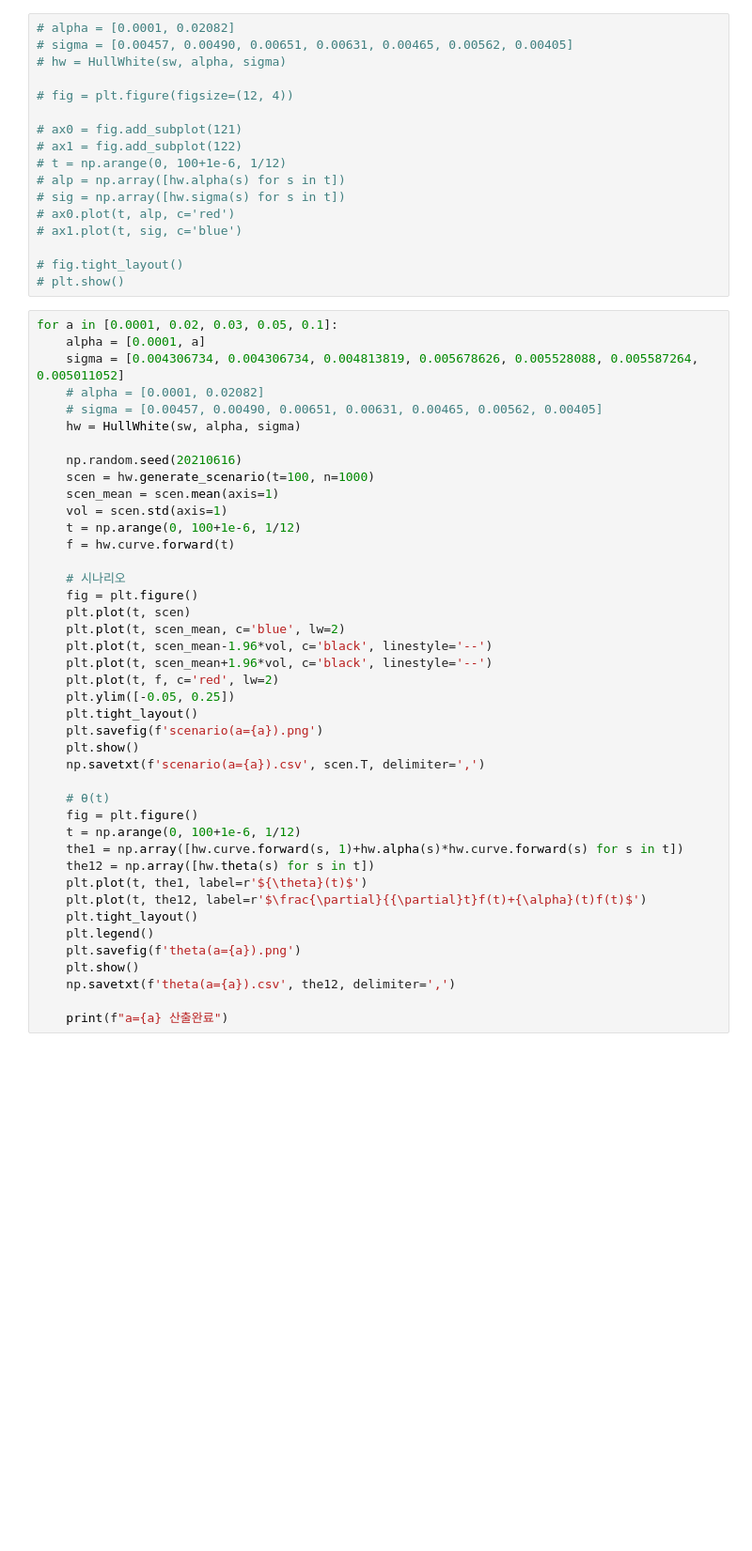
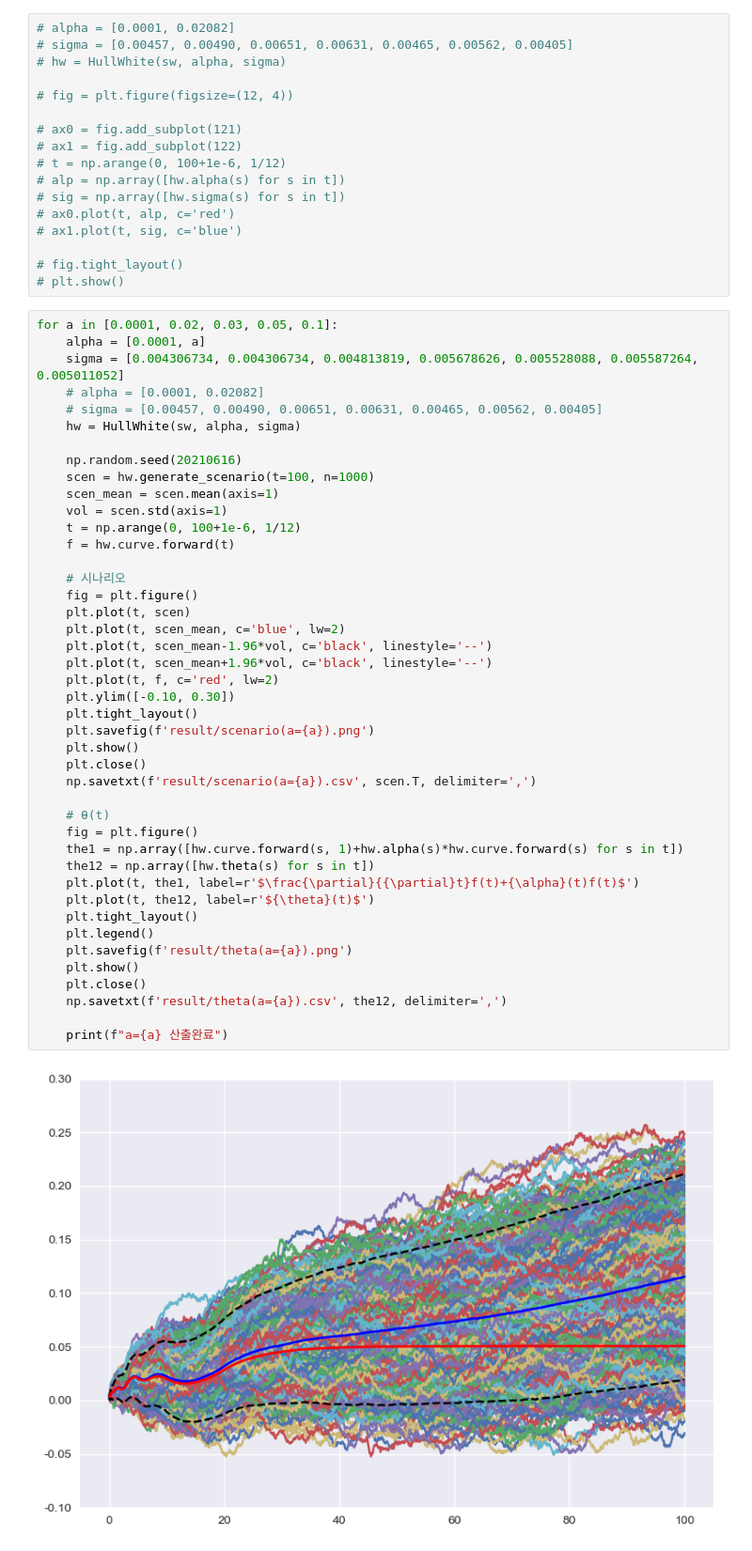
Before and after one commit to lee3jjang/esg, a Jupyter notebook: 테스트_new.ipynb, the cells around one changed output. Shown at 94% size. Cells and saved outputs as stored; diff of their text form; blank space fills up the shorter version.

```diff
--- a/테스트_new.ipynb
+++ b/테스트_new.ipynb
@@ -90,38 +94,41 @@ for a in [0.0001, 0.02, 0.03, 0.05, 0.1]:
     # alpha = [0.0001, 0.02082]
     # sigma = [0.00457, 0.00490, 0.00651, 0.00631, 0.00465, 0.00562, 0.00405]
     hw = HullWhite(sw, alpha, sigma)
 
     np.random.seed(20210616)
     scen = hw.generate_scenario(t=100, n=1000)
     scen_mean = scen.mean(axis=1)
     vol = scen.std(axis=1)
     t = np.arange(0, 100+1e-6, 1/12)
     f = hw.curve.forward(t)
 
     # 시나리오
     fig = plt.figure()
     plt.plot(t, scen)
     plt.plot(t, scen_mean, c='blue', lw=2)
     plt.plot(t, scen_mean-1.96*vol, c='black', linestyle='--')
     plt.plot(t, scen_mean+1.96*vol, c='black', linestyle='--')
     plt.plot(t, f, c='red', lw=2)
-    plt.ylim([-0.05, 0.25])
+    plt.ylim([-0.10, 0.30])
     plt.tight_layout()
-    plt.savefig(f'scenario(a={a}).png')
+    plt.savefig(f'result/scenario(a={a}).png')
     plt.show()
-    np.savetxt(f'scenario(a={a}).csv', scen.T, delimiter=',')
+    plt.close()
+    np.savetxt(f'result/scenario(a={a}).csv', scen.T, delimiter=',')
 
     # θ(t)
     fig = plt.figure()
-    t = np.arange(0, 100+1e-6, 1/12)
     the1 = np.array([hw.curve.forward(s, 1)+hw.alpha(s)*hw.curve.forward(s) for s in t])
     the12 = np.array([hw.theta(s) for s in t])
-    plt.plot(t, the1, label=r'${\theta}(t)$')
-    plt.plot(t, the12, label=r'$\frac{\partial}{{\partial}t}f(t)+{\alpha}(t)f(t)$')
+    plt.plot(t, the1, label=r'$\frac{\partial}{{\partial}t}f(t)+{\alpha}(t)f(t)$')
+    plt.plot(t, the12, label=r'${\theta}(t)$')
     plt.tight_layout()
     plt.legend()
-    plt.savefig(f'theta(a={a}).png')
+    plt.savefig(f'result/theta(a={a}).png')
     plt.show()
-    np.savetxt(f'theta(a={a}).csv', the12, delimiter=',')
+    plt.close()
+    np.savetxt(f'result/theta(a={a}).csv', the12, delimiter=',')
 
     print(f"a={a} 산출완료")
+# %% [output]
+[figure, added]
```
Also changed, not shown: parts of 3 cells of this notebook, 1 other file.
